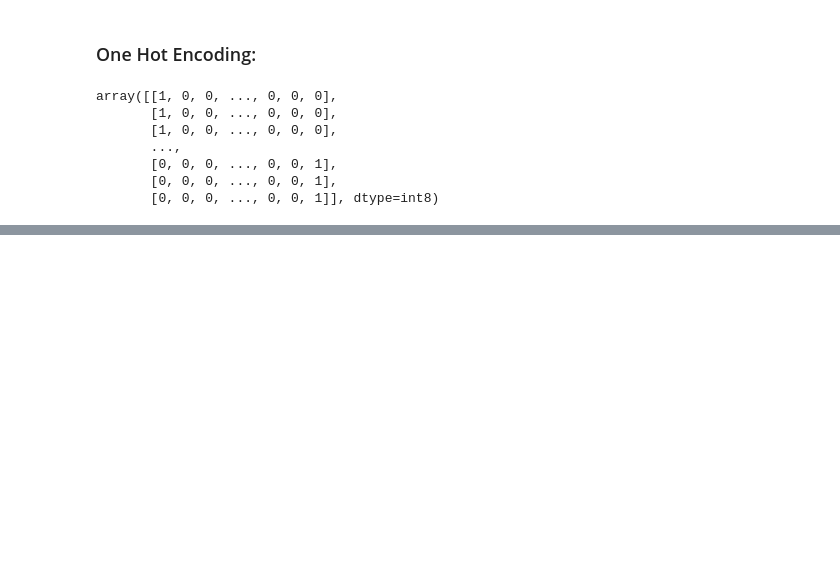
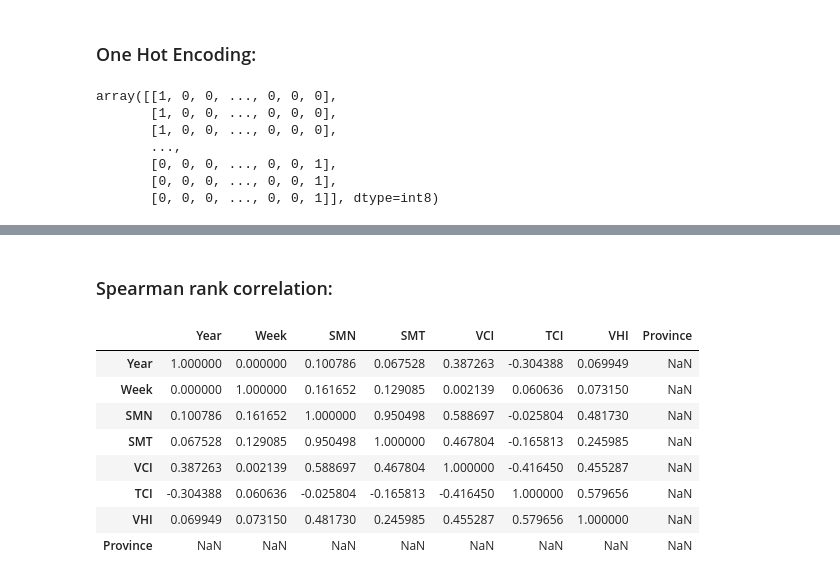
Before and after one commit to Pavel3P/Data-Science, a Jupyter notebook: 3/3.ipynb, the cells around one changed output, grey strips where cells are left out. Cells and saved outputs as stored; diff of their text form; code cells hidden in the pictures; blank space fills up the shorter version.

```diff
--- a/3/3.ipynb
+++ b/3/3.ipynb
@@ -407,0 +548,14 @@ array([[1, 0, 0, ..., 0, 0, 0],
+# %% [markdown]
+### Spearman rank correlation:
+# %%
+df.corr(method="spearman")
+# %% [output]
+|  | Year | Week | SMN | SMT | VCI | TCI | VHI | Province |
+| Year | 1.000000 | 0.000000 | 0.100786 | 0.067528 | 0.387263 | -0.304388 | 0.069949 | NaN |
+| Week | 0.000000 | 1.000000 | 0.161652 | 0.129085 | 0.002139 | 0.060636 | 0.073150 | NaN |
+| SMN | 0.100786 | 0.161652 | 1.000000 | 0.950498 | 0.588697 | -0.025804 | 0.481730 | NaN |
+| SMT | 0.067528 | 0.129085 | 0.950498 | 1.000000 | 0.467804 | -0.165813 | 0.245985 | NaN |
+| VCI | 0.387263 | 0.002139 | 0.588697 | 0.467804 | 1.000000 | -0.416450 | 0.455287 | NaN |
+| TCI | -0.304388 | 0.060636 | -0.025804 | -0.165813 | -0.416450 | 1.000000 | 0.579656 | NaN |
+| VHI | 0.069949 | 0.073150 | 0.481730 | 0.245985 | 0.455287 | 0.579656 | 1.000000 | NaN |
+| Province | NaN | NaN | NaN | NaN | NaN | NaN | NaN | NaN |
```
Also changed, not shown: parts of 23 cells of this notebook.
